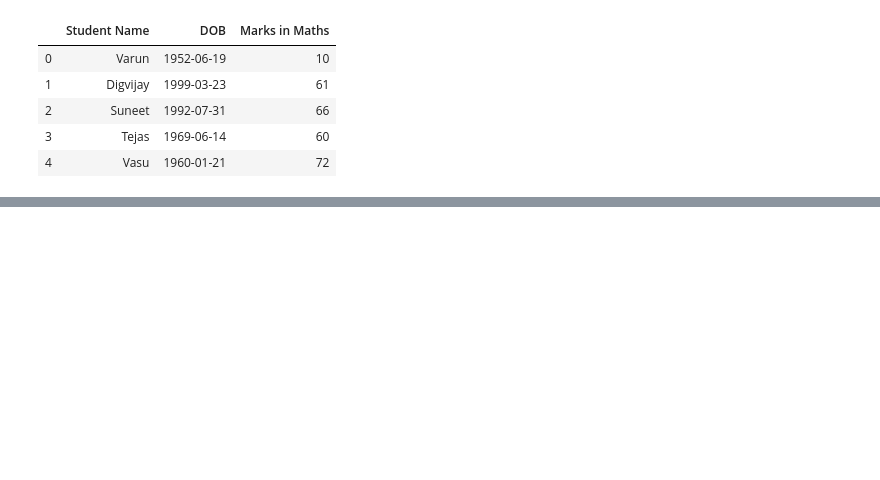
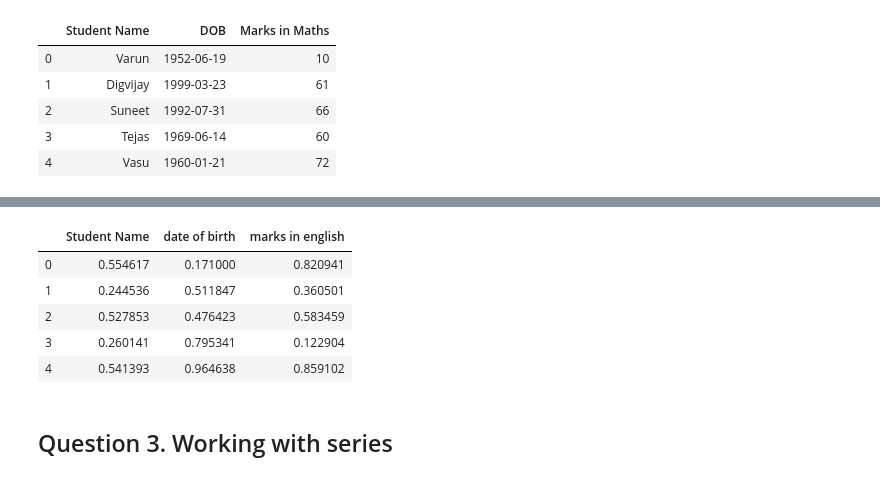
Before and after one commit to VKG5/Learning-Python, a Jupyter notebook: Sem 5/DL/Lab2_V001.ipynb, the cells around one changed output, grey strips where cells are left out. Drawn from its saved outputs; the diff is of its cells as text; code cells hidden in the pictures; blank space fills up the shorter version.

```diff
--- a/Sem 5/DL/Lab 2.ipynb
+++ b/Sem 5/DL/Lab2_V001.ipynb
@@ -179,0 +235,3 @@ df
+# %%
+df4 = pd.DataFrame(columns = ['Student Name', 'date of birth', 'marks in english'])
+df4
@@ -179,0 +240,10 @@ df
+# %%
+import numpy as np
+
+for i in range(5):
+    df_temp = pd.DataFrame({'Student Name' : [random.random()],
+                            'date of birth' : [random.random()],
+                            'marks in english' : [random.random()]})
+
+    df4 = df4.append(df_temp, ignore_index = True)
+    print(df4)
@@ -179,0 +271,11 @@ df
+# %%
+df4
+# %% [output]
+|  | Student Name | date of birth | marks in english |
+| 0 | 0.554617 | 0.171000 | 0.820941 |
+| 1 | 0.244536 | 0.511847 | 0.360501 |
+| 2 | 0.527853 | 0.476423 | 0.583459 |
+| 3 | 0.260141 | 0.795341 | 0.122904 |
+| 4 | 0.541393 | 0.964638 | 0.859102 |
+# %% [markdown]
+## Question 3. Working with series
```
Also changed, not shown: parts of 22 cells of this notebook, 7 other files.
